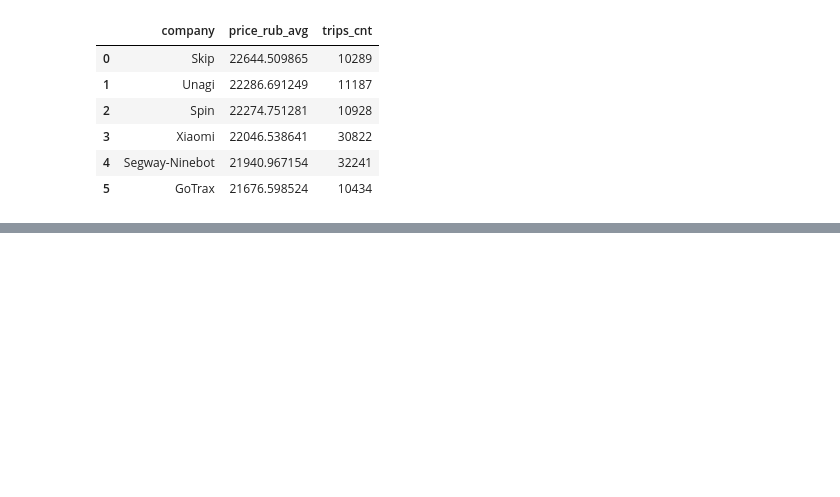
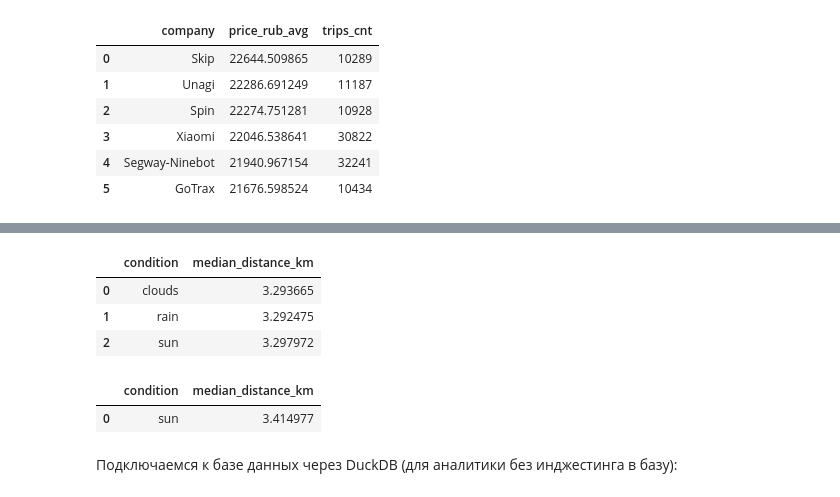
Before and after one commit to neworderby/modern_data_stack_lab, a Jupyter notebook: duckdb/duckdb.ipynb, the cells around one changed output, grey strips where cells are left out. Cells and saved outputs as stored; diff of their text form; code cells hidden in the pictures; blank space fills up the shorter version.

```diff
--- a/duckdb/duckdb.ipynb
+++ b/duckdb/duckdb.ipynb
@@ -187,0 +233,26 @@ group by 1 order by 2 desc').df()
+# %%
+conn.execute("""SELECT
+    "condition",
+    median(distance) / 1000 as median_distance_km
+FROM trips_weather
+GROUP BY ALL
+ORDER BY ALL""").df()
+# %% [output]
+|  | condition | median_distance_km |
+| 0 | clouds | 3.293665 |
+| 1 | rain | 3.292475 |
+| 2 | sun | 3.297972 |
+# %%
+conn.execute("""PIVOT (
+    SELECT
+        "condition",
+        distance / 1000 as distance_km,
+    FROM trips_weather
+)
+USING median(distance_km) as median_distance_km
+GROUP BY condition""").df()
+# %% [output]
+|  | condition | median_distance_km |
+| 0 | sun | 3.414977 |
+# %% [markdown]
+Подключаемся к базе данных через DuckDB (для аналитики без инджестинга в базу):
```
Also changed, not shown: parts of 10 cells of this notebook, 1 other file.
